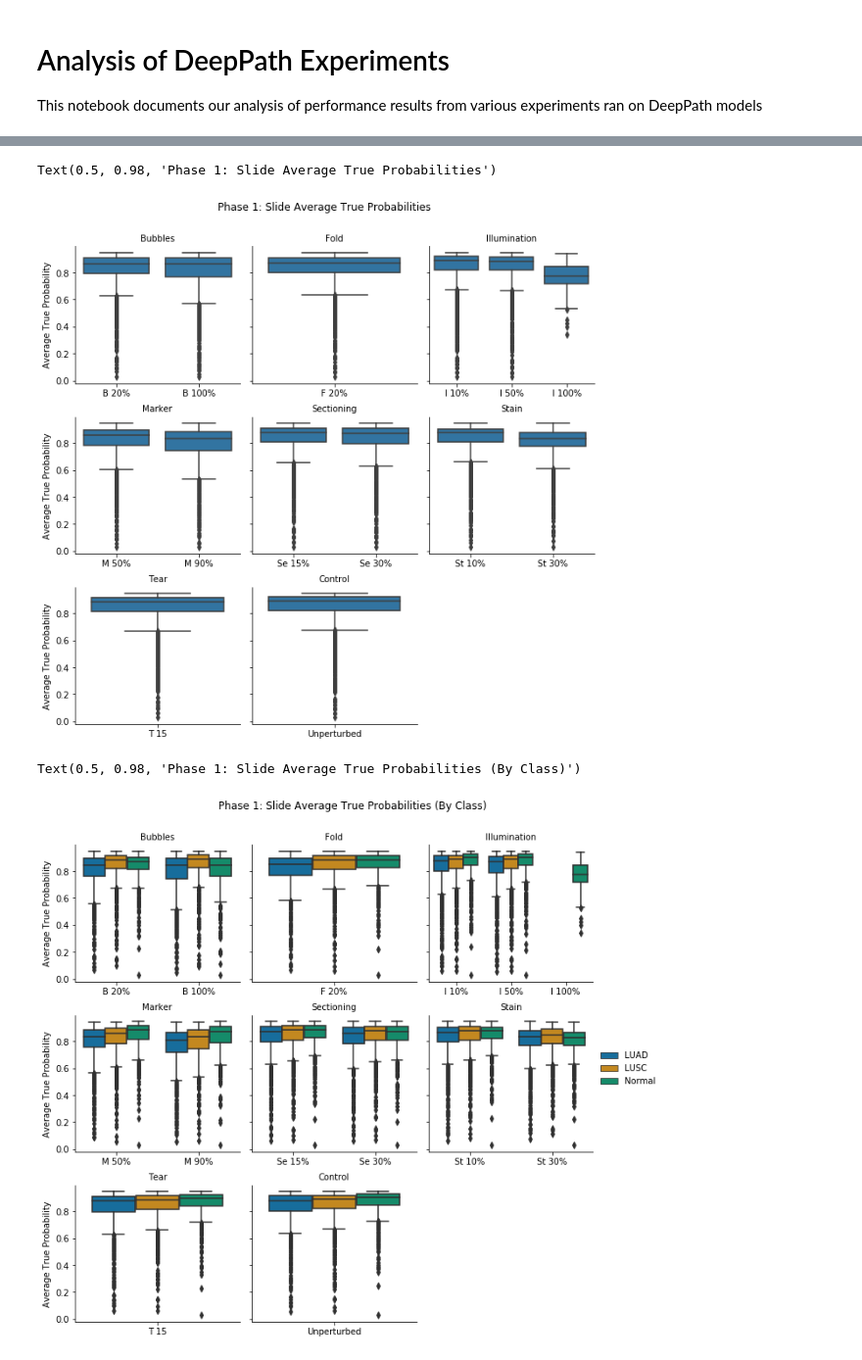
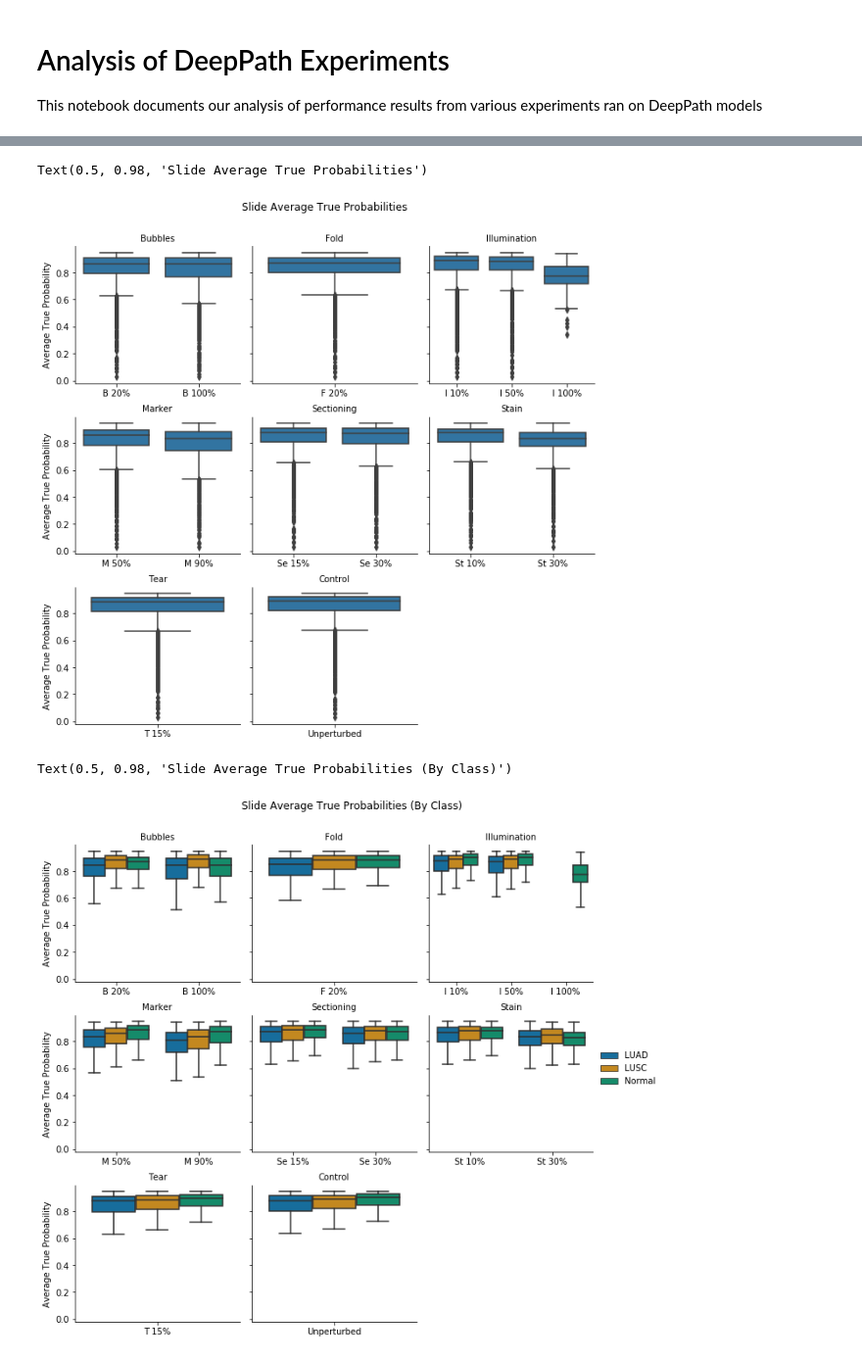
Before and after one commit to Systems-Imaging-Bioinformatics-Lab/histopath_failure_modes, a Jupyter notebook: Results.ipynb, the cells around one changed output, grey strips where cells are left out. Shown: that part at 98% size. Saved outputs shown, nothing was run; the diff lists cells and outputs as text; code cells hidden in the pictures.

Commit message:
Restructure result nb; add manipulated tile only analyses

```diff
--- a/Results.ipynb
+++ b/Results.ipynb
@@ -37,6 +40,7 @@ def load_studies(studies,labels):
     tile_probs["study"] = pd.Categorical(tile_probs["study"].apply(lambda x: labels[x]),categories=list(labels.values()),ordered=True)
     tile_probs.sort_values(["study","class"],inplace=True)
     tile_probs["study"] = tile_probs["study"].astype(str)
+    tile_probs.drop_duplicates(inplace=True)
     #Parse AUCs
     auc = pd.concat({
         study.stem:pd.DataFrame(dp.parse_auc_file(study / "auc_summary.txt"))
@@ -51,7 +55,7 @@ def load_studies(studies,labels):
     auc["ci_lower"] = auc["auc"] - auc["ci_lower"]
     slide_auc = auc[auc.type=="slide"]
     tile_auc = auc[auc.type=="tile"]
-    return slide_probs,tile_probs,slide_auc,tile_auc
+    return slide_probs.drop_duplicates(),tile_probs,slide_auc,tile_auc
 # Helper function for plotting with error bars
 # Adapted from : https://stackoverflow.com/questions/45875143/seaborn-making-barplot-by-group-with-asymmetrical-custom-error-bars
 def auc_error_bar_plot(x,y,hue,lb,ub,label_order,**kwargs):
@@ -85,7 +86,7 @@ phase1_labels = {
     "exp_sectioning_30" : "Se 30%",
     "exp_stain_10": "St 10%",
     "exp_stain_30": "St 30%",
-    "exp_tear_15": "T 15",
+    "exp_tear_15": "T 15%",
     "all": "Unperturbed"
 }
 
@@ -98,21 +101,21 @@ g.map_dataframe(sns.boxplot,x="study",y="true_av_prob")
 g.set_titles("{col_name}")
 g.set_ylabels("Average True Probability")
 plt.subplots_adjust(top=0.9)
-plt.suptitle("Phase 1: Slide Average True Probabilities")
+plt.suptitle("Slide Average True Probabilities")
 # %% [output]
-Text(0.5, 0.98, 'Phase 1: Slide Average True Probabilities')
+Text(0.5, 0.98, 'Slide Average True Probabilities')
-[figure, old version]
+[figure, new version]
 # %%
 g = sns.FacetGrid(data=phase1_slide_probs,col="group",sharex=False,col_wrap=3)
-g.map_dataframe(sns.boxplot,x="study",y="true_av_prob",hue="class",palette="colorblind")
+g.map_dataframe(sns.boxplot,x="study",y="true_av_prob",hue="class",palette="colorblind",fliersize=0.001)
 g.add_legend()
 g.set_titles("{col_name}")
 g.set_ylabels("Average True Probability")
 plt.subplots_adjust(top=0.9)
-plt.suptitle("Phase 1: Slide Average True Probabilities (By Class)")
+plt.suptitle("Slide Average True Probabilities (By Class)")
 # %% [output]
-Text(0.5, 0.98, 'Phase 1: Slide Average True Probabilities (By Class)')
+Text(0.5, 0.98, 'Slide Average True Probabilities (By Class)')
-[figure, old version]
+[figure, new version]
 # %%
 g = sns.FacetGrid(data=phase1_tile_probs,col="group",sharex=False,col_wrap=3)
 g.map_dataframe(sns.boxplot,x="study",y="corrected_true_prob",hue="class",palette="colorblind",fliersize=0.001)
```
Also changed, not shown: parts of 23 cells of this notebook, 1 other file.
